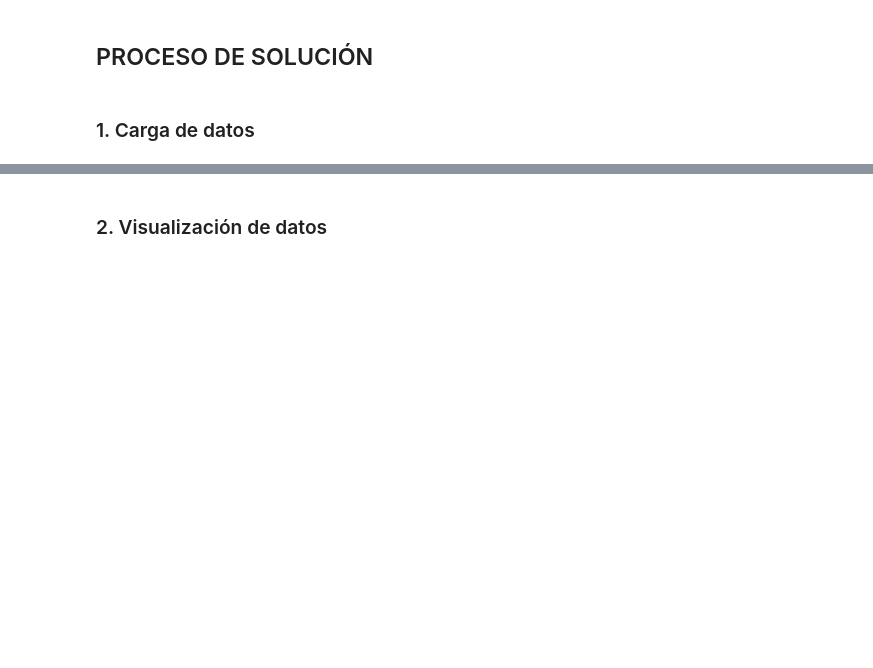
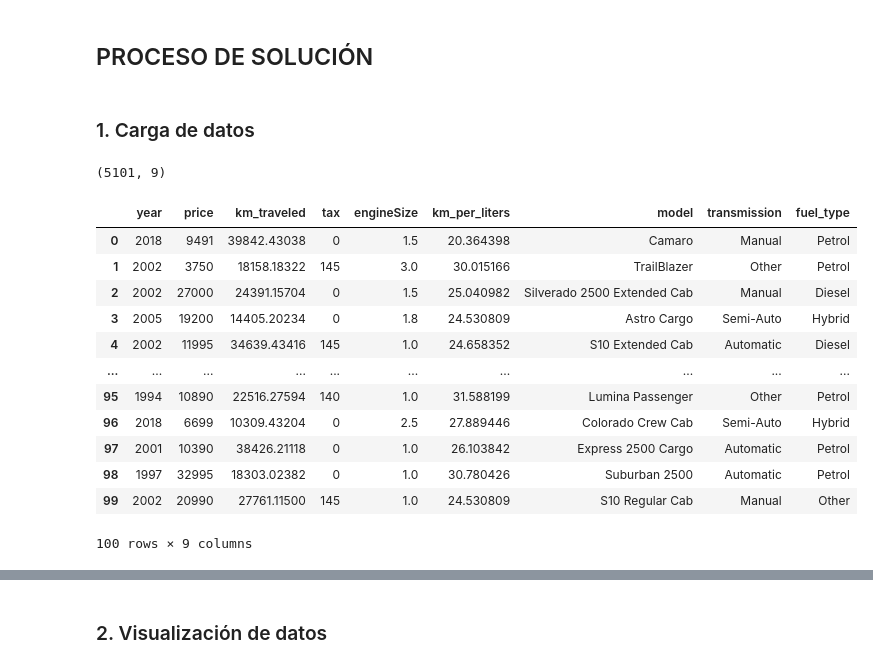
Before and after one commit to ricardoahumada/-Pythor_for_Data_Science, a Jupyter notebook: proyecto/project_process.ipynb, the cells around one changed output, grey strips where cells are left out. Saved outputs shown, nothing was run; the diff lists cells and outputs as text; code cells hidden in the pictures; blank space fills up the shorter version.

```diff
--- a/proyecto/project_process.ipynb
+++ b/proyecto/project_process.ipynb
@@ -12,6 +16,24 @@
 # %%
 # Entiende las dimensiones
+df.shape
+# %% [output]
+(5101, 9)
 # %%
 # Revisa las 100 primeras filas
+df.head(100)
+# %% [output]
+|  | year | price | km_traveled | tax | engineSize | km_per_liters | model | transmission | fuel_type |
+| 0 | 2018 | 9491 | 39842.43038 | 0 | 1.5 | 20.364398 | Camaro | Manual | Petrol |
+| 1 | 2002 | 3750 | 18158.18322 | 145 | 3.0 | 30.015166 | TrailBlazer | Other | Petrol |
+| 2 | 2002 | 27000 | 24391.15704 | 0 | 1.5 | 25.040982 | Silverado 2500 Extended Cab | Manual | Diesel |
+| 3 | 2005 | 19200 | 14405.20234 | 0 | 1.8 | 24.530809 | Astro Cargo | Semi-Auto | Hybrid |
+| 4 | 2002 | 11995 | 34639.43416 | 145 | 1.0 | 24.658352 | S10 Extended Cab | Automatic | Diesel |
+| ... | ... | ... | ... | ... | ... | ... | ... | ... | ... |
+| 95 | 1994 | 10890 | 22516.27594 | 140 | 1.0 | 31.588199 | Lumina Passenger | Other | Petrol |
+| 96 | 2018 | 6699 | 10309.43204 | 0 | 2.5 | 27.889446 | Colorado Crew Cab | Semi-Auto | Hybrid |
+| 97 | 2001 | 10390 | 38426.21118 | 0 | 1.0 | 26.103842 | Express 2500 Cargo | Automatic | Petrol |
+| 98 | 1997 | 32995 | 18303.02382 | 0 | 1.0 | 30.780426 | Suburban 2500 | Automatic | Petrol |
+| 99 | 2002 | 20990 | 27761.11500 | 145 | 1.0 | 24.530809 | S10 Regular Cab | Manual | Other |
+100 rows × 9 columns
 # %%
 # Revisa las estadísticas
```
Also changed, not shown: parts of 4 cells of this notebook.
